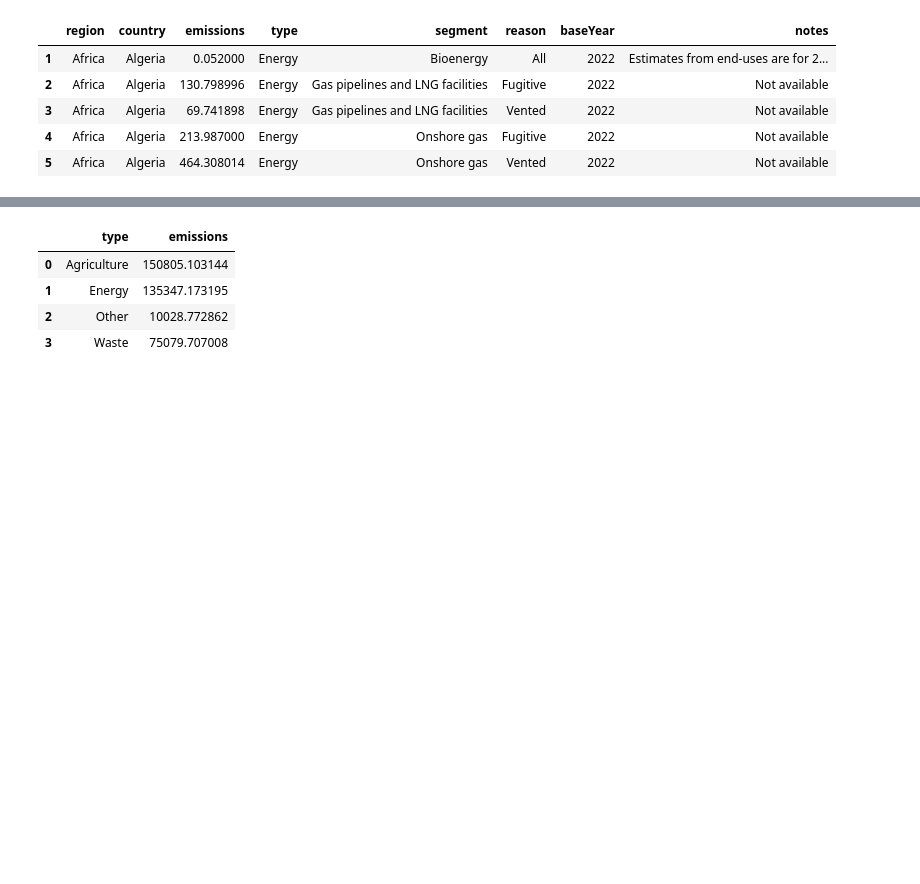
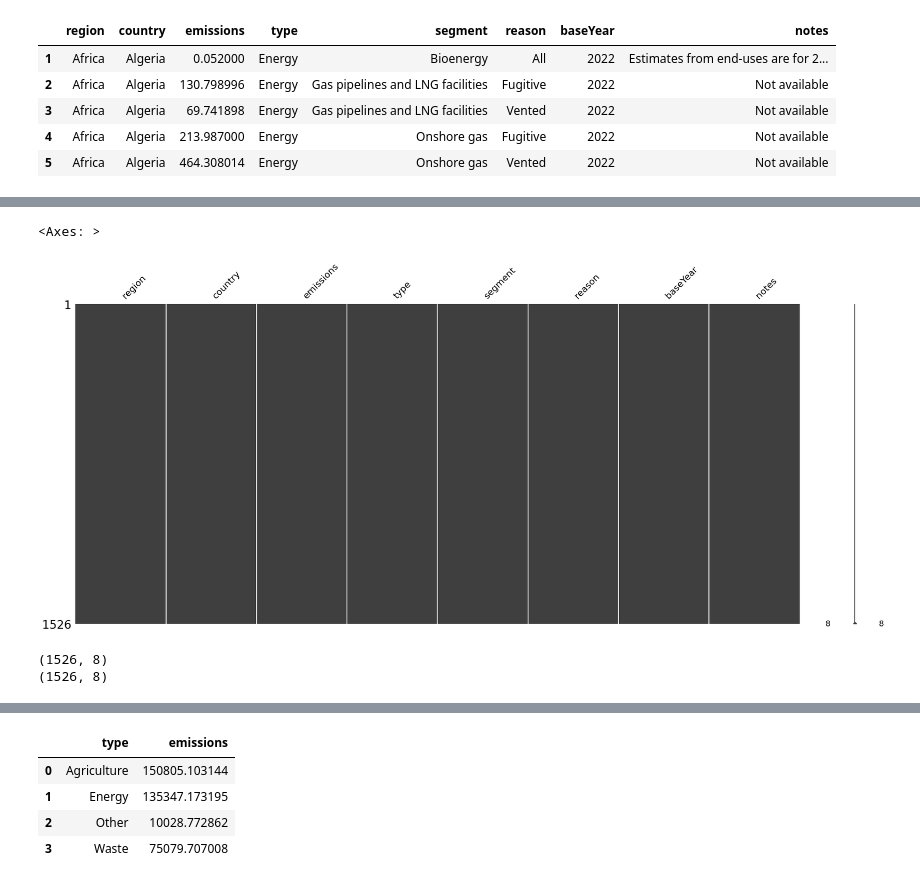
Before and after one commit to simonefmr/global_emissions, a Jupyter notebook: global_emissions.ipynb, the cells around one changed output, grey strips where cells are left out. Cells and saved outputs as stored; diff of their text form; code cells hidden in the pictures; blank space fills up the shorter version.

```diff
--- a/global_emissions.ipynb
+++ b/global_emissions.ipynb
@@ -21,2 +103,4 @@ for dirname, _, filenames in os.walk('/kaggle/input'):
 # %%
-df = pd.read_csv('/kaggle/input/global-methane-emissions/Methane_final.csv')
+# carregamento do dataset através da url do github
+
+df = pd.read_csv('https://raw.githubusercontent.com/simonefmr/global_emissions/main/Methane_final.csv')
@@ -70,0 +188,6 @@ warnings.filterwarnings('ignore')
+# %%
+# Removendo valores referente à "Mundo" e "Total" para evitar duplicidade nos dados
+
+df = df[df.region != 'World']
+
+df.shape
@@ -107,0 +319,9 @@ temp=temp[(temp['region']!='World')&(temp['segment']!='Total')]
+# %%
+
+# Exibindo visualização matricial que evidencia a ausência de nulidade do dataset
+# Neste caso não será preciso fazer ajustes de faltantes
+
+ms.matrix(df)
+# %% [output]
+<Axes: >
+[figure, added]
@@ -107,0 +339,12 @@ temp=temp[(temp['region']!='World')&(temp['segment']!='Total')]
+# %%
+# exibindo as dimensões do dataset
+print(dfSemMissings.shape)
+
+# eliminando linhas que tenham ALGUM valor missing
+dfSemMissings.dropna(how='any', inplace=True) # CUIDADO! Não fizemos uma cópia do dataset original!
+
+# exibindo as dimensões do dataset
+print(dfSemMissings.shape)
+# %% [output]
+(1526, 8)
+(1526, 8)
```
Also changed, not shown: parts of 39 cells of this notebook.
